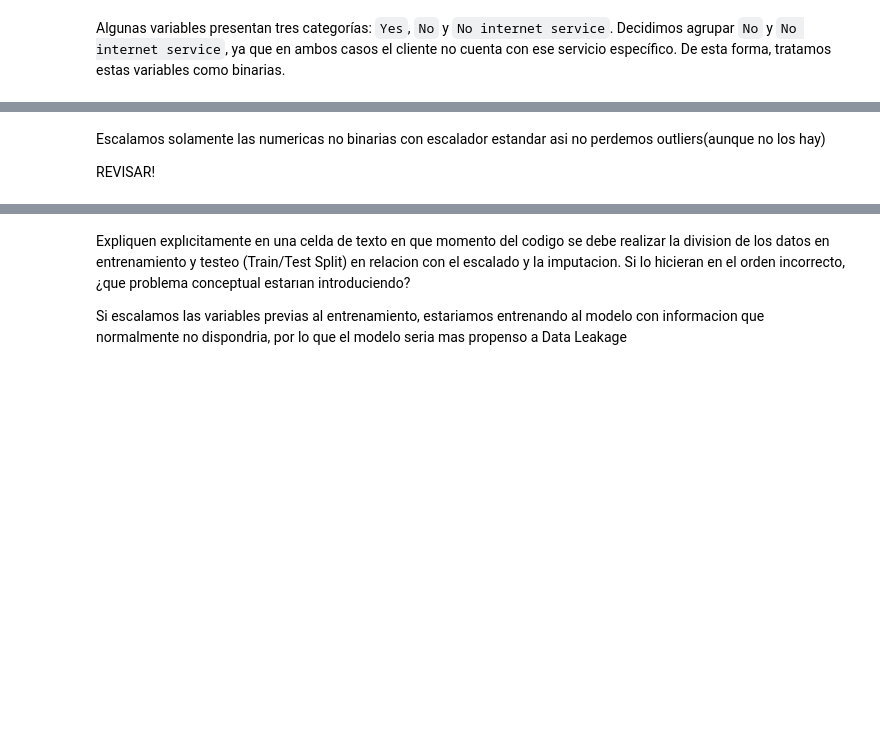
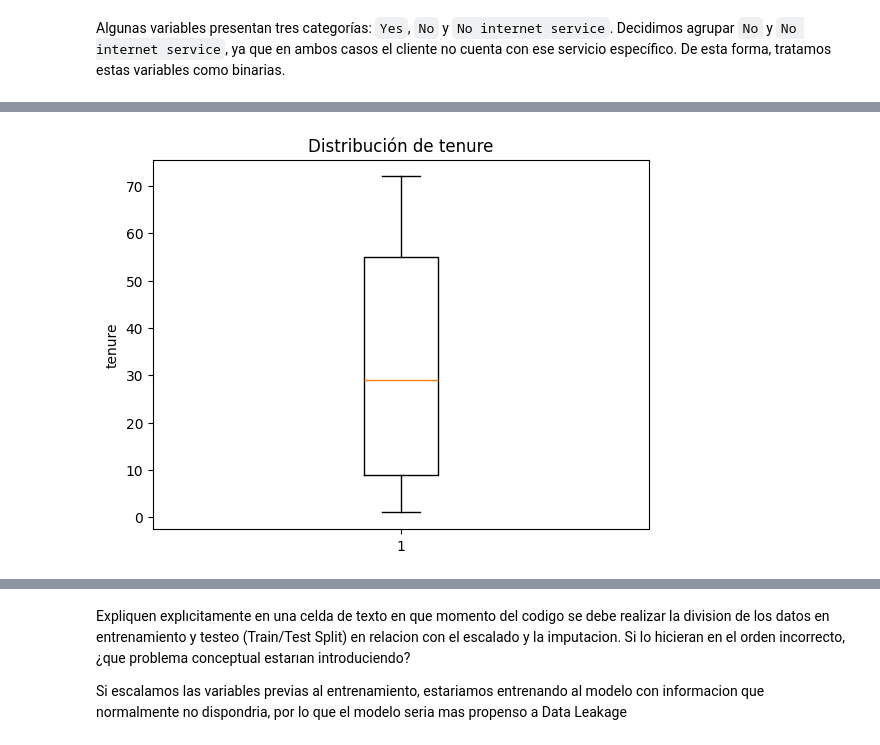
Before and after one commit to maialonso/TP1-TDVI, a Jupyter notebook: TP1-TDVI.ipynb, the cells around one changed output, grey strips where cells are left out. Saved outputs shown, nothing was run; the diff lists cells and outputs as text; code cells hidden in the pictures; blank space fills up the shorter version.

```diff
--- a/TP1-TDVI.ipynb
+++ b/TP1-TDVI.ipynb
@@ -529,4 +553,9 @@ plt.show()
-# %% [markdown]
-Escalamos solamente las numericas no binarias con escalador estandar asi no perdemos outliers(aunque no los hay)
-
-REVISAR!
+# %%
+plt.boxplot(churn['tenure'])
+
+plt.ylabel('tenure')
+plt.title('Distribución de tenure')
+
+plt.show()
+# %% [output]
+[figure, added]
```
Also changed, not shown: parts of 46 cells of this notebook.
